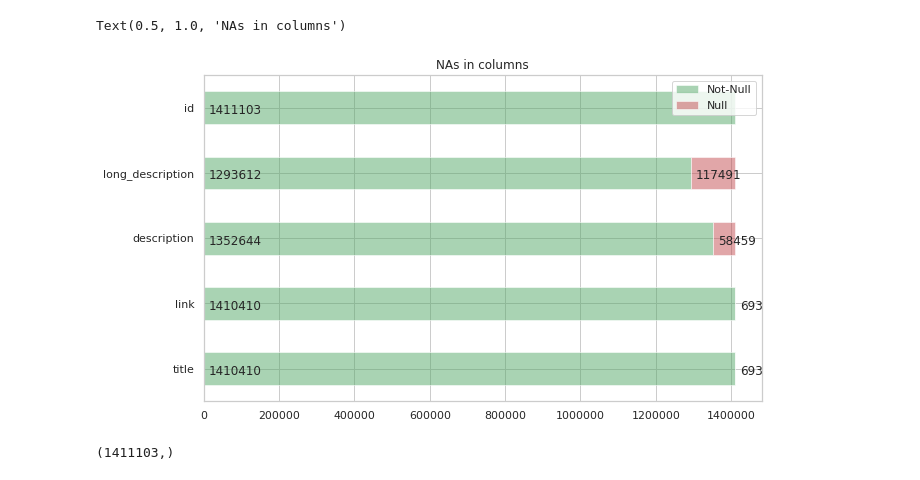
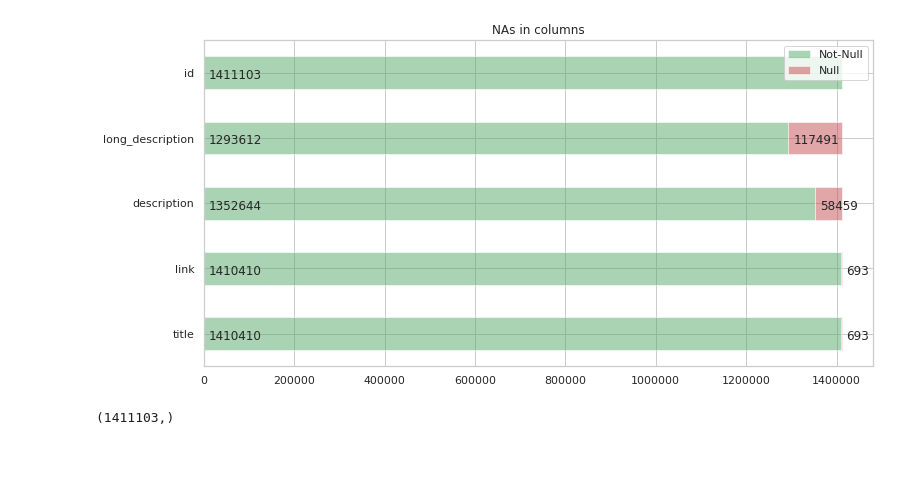
Before and after one commit to Derpimort/News-Categorization, a Jupyter notebook: EDA.ipynb, the cells around one changed output. Drawn from its saved outputs; the diff is of its cells as text; code cells hidden in the pictures.

```diff
--- a/EDA.ipynb
+++ b/EDA.ipynb
@@ -7,8 +7,7 @@ import seaborn as sns
 
 pd.set_option("max_columns",100)
 pd.set_option("max_colwidth",500)
-sns.set(context="notebook", style="whitegrid", palette="deep")
-
+sns.set(context="notebook", style="whitegrid", palette="deep", font_scale=1)
 
 DATA_DIR="data/"
 DATA_DIR+="cleaned/"
@@ -22,18 +21,18 @@ df_train.head(2)
 # %%
 df_nulls=df_train.isna().apply(pd.Series.value_counts).T
 df_nulls.columns=['Not-Null', 'Null']
-ax=df_nulls.plot(kind="barh", stacked=True, figsize=(10,6), alpha=0.5, color=sns.color_palette()[2:4])
+ax=df_nulls.plot(kind="barh", stacked=True, figsize=(12,6), alpha=0.5, color=sns.color_palette()[2:4])
 for p in ax.patches:
     width=p.get_width()
     if width!=0:
         ax.annotate("%d"%width,
                 (p.get_x(), p.get_y()),
                 xytext=(5, 10),
                 textcoords='offset points')
 plt.title("NAs in columns")
+plt.savefig("plots/nulls.png")
 # %% [output]
-Text(0.5, 1.0, 'NAs in columns')
-[figure, old version]
+[figure, new version]
 # %%
 df_train['id'].unique().shape
 # %% [output]
```
Also changed, not shown: parts of 10 cells of this notebook.
